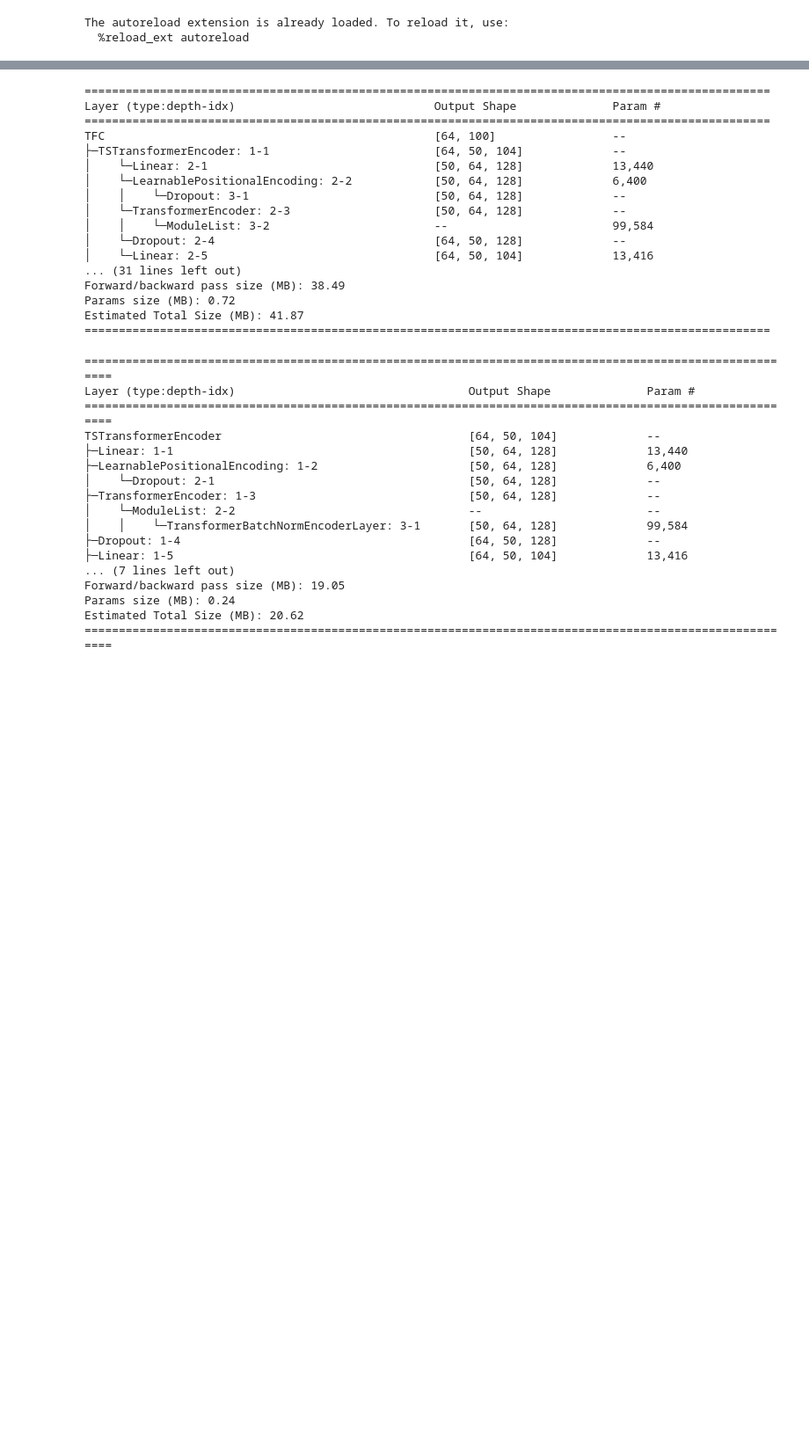
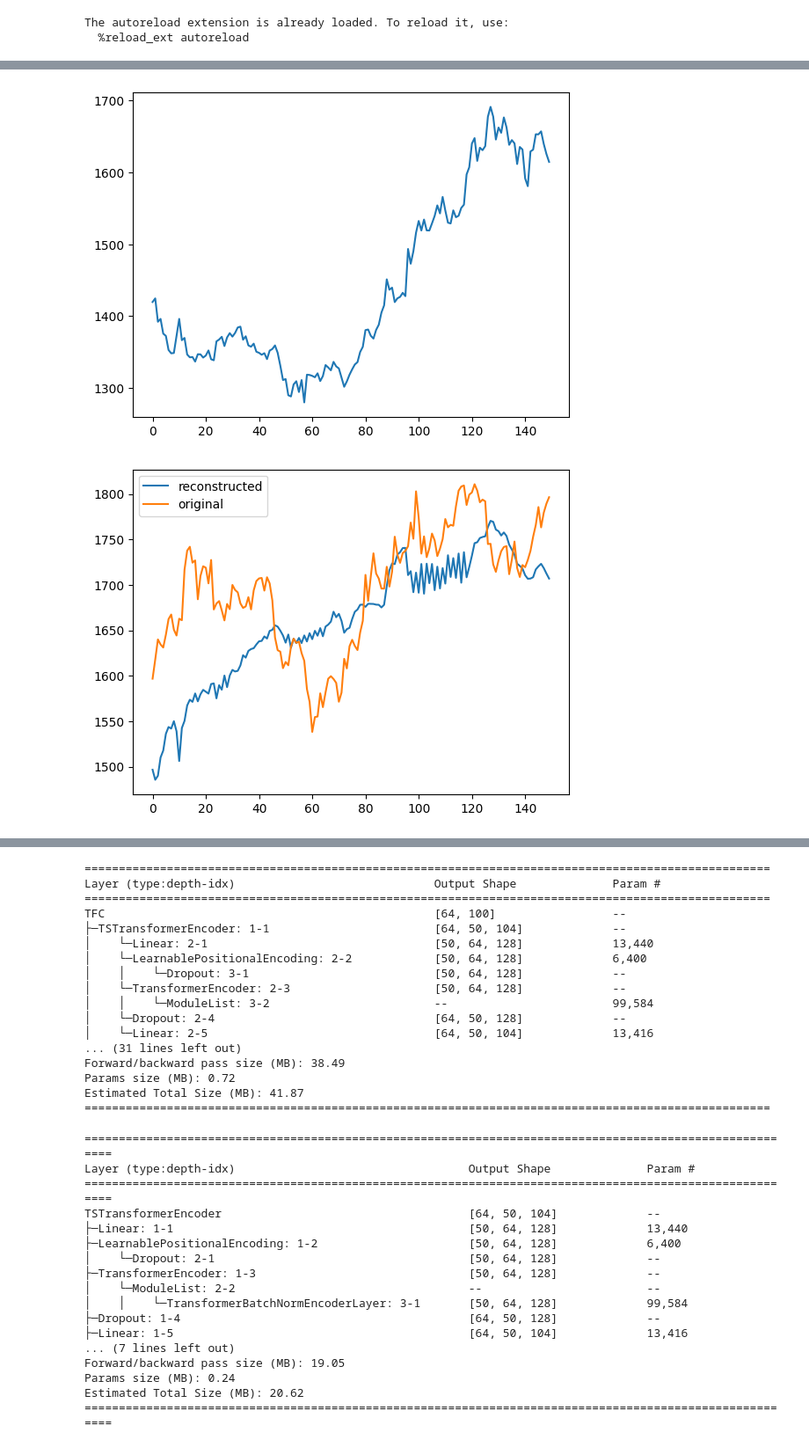
Before and after one commit to ajaye2/TS-FM, a Jupyter notebook: dev.ipynb, the cells around one changed output, grey strips where cells are left out. Shown: that part at 88% size. Drawn from its saved outputs; the diff is of its cells as text; code cells hidden in the pictures; blank space fills up the shorter version.

```diff
--- a/dev.ipynb
+++ b/dev.ipynb
@@ -170,3 +212,26 @@ Warming up with 5522 batches of size 1024
+# %%
+reconstructed_input = masked_ae(inputs, padding_masks, training=False)
+
+channel  = 1
+instance = 150
+
+for channel in range(0, 1):
+    plt.figure()
+    plt.plot(inputs[instance][:,channel].detach().numpy())
+    plt.show()
+    plt.plot(reconstructed_input[instance][:,channel].detach().numpy(), label='reconstructed')
+    plt.plot(labels[instance][:,channel].detach().numpy(), label='original')
+    plt.legend()
+
+
+    plt.show()
+
+
+# embeddings = masked_ae.encode(inputs, type_of_pooling='mean')
+# plt.plot( embeddings[:,2].detach().numpy() )
+# %% [output]
+[figure, added]
+[figure, added]
 # %%
 config_kwargs = {}
 config_kwargs['batch_size']          = 128
```
Also changed, not shown: parts of 12 cells of this notebook, 3 other files.
